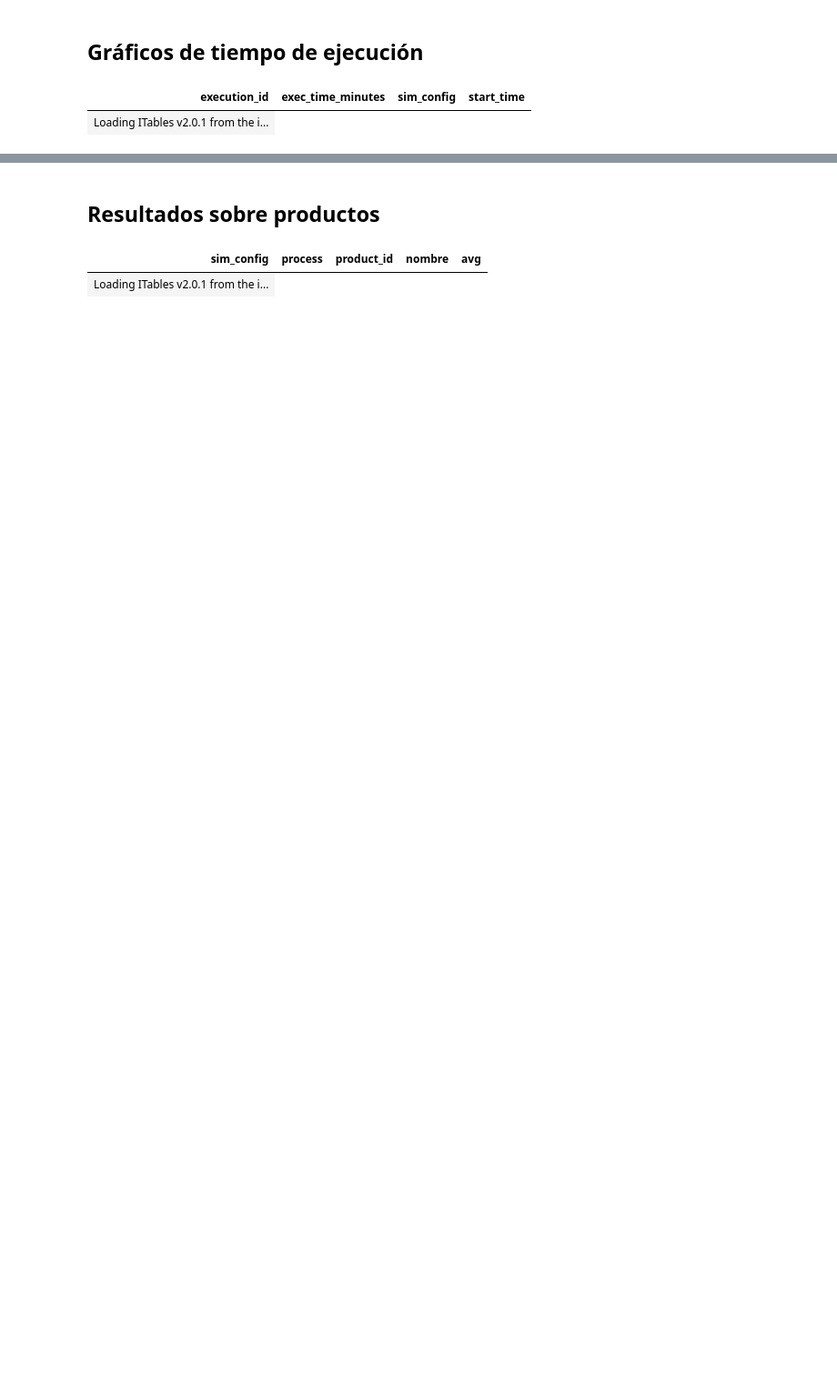
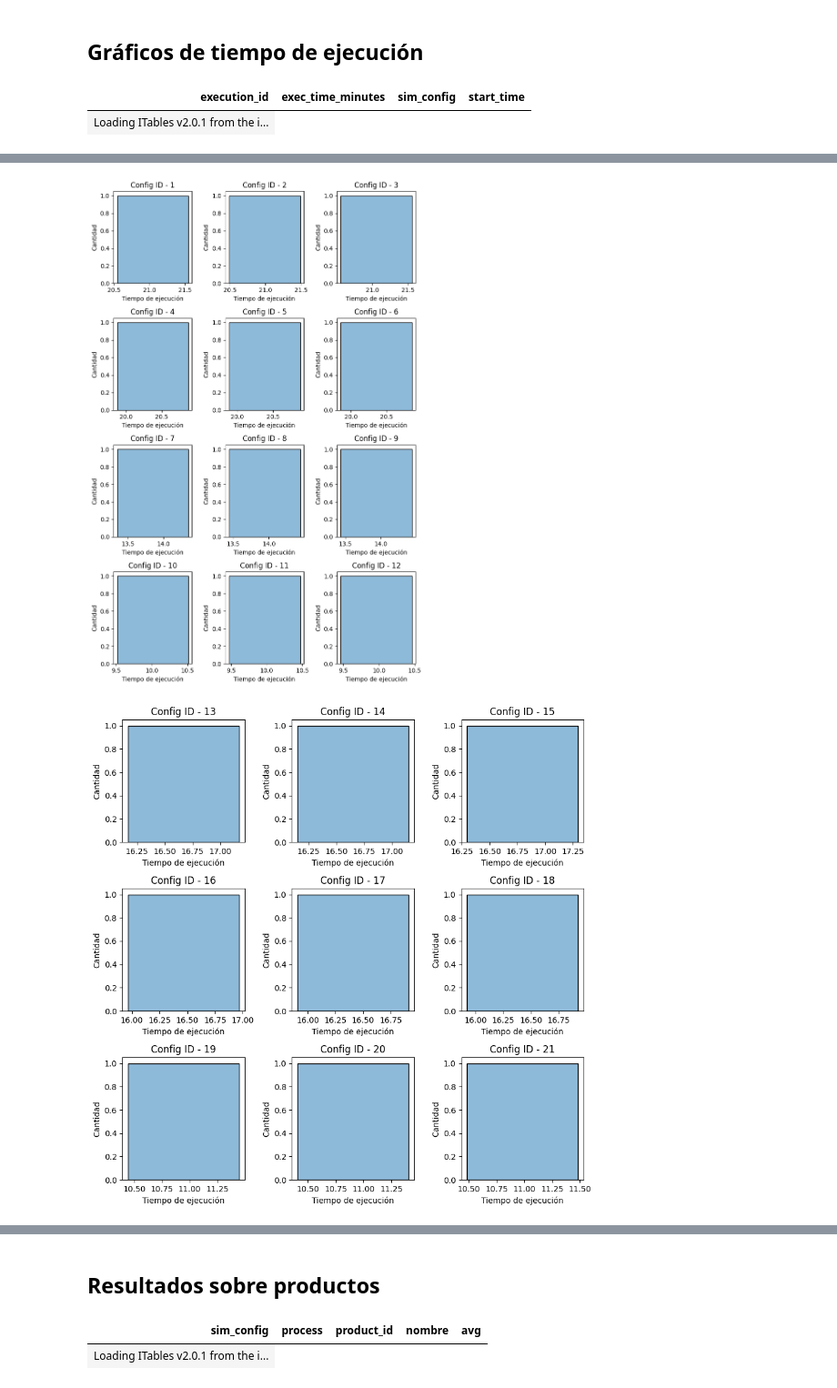
Before and after one commit to ManachoM/sim2-agricultores, a Jupyter notebook: data_analysis/sim_results.ipynb, the cells around one changed output, grey strips where cells are left out. Shown at 91% size. Saved outputs shown, nothing was run; the diff lists cells and outputs as text; code cells hidden in the pictures; blank space fills up the shorter version.

```diff
--- a/data_analysis/sim_results.ipynb
+++ b/data_analysis/sim_results.ipynb
@@ -15,17 +15,23 @@ DB_URL = "postgresql://postgres:secret@localhost:5432/sim-db-seq"
 eng = create_engine(DB_URL)
 
 get_executions_query = """
-    SELECT e.execution_id, e.execution_time / 60000 as exec_time_minutes, REPLACE(ep.param_value, './sim_config_files/', '') AS sim_config, e.start_time
+    SELECT e.execution_id, e.execution_time / 60000 as execution_time, REPLACE(ep.param_value, './sim_config_files/oh/', '') AS sim_config, e.start_time
     FROM public.execution e
     JOIN public.execution_params ep
         ON ep.execution_id = e.execution_id
     WHERE e.execution_status_id = 2 -- Ejecuciones terminadas solamente
         AND ep.param_name = 'sim_config_file'
-        AND ep.param_value <> './sim_config.json'
-        AND e.start_time < '2025-02-23 05:00:00'
+        AND ep.param_value LIKE '%sim_config_files%'
+        AND e.start_time > '2025-06-23 05:00:00'
+         AND (e.execution_id > 848 ) --OR e.execution_id BETWEEN 602 AND 664)
     ORDER BY e.start_time DESC
     -- LIMIT 180; -- Solamente las últimas 15*12 ejecuciones
 """
+with eng.connect() as conn:
+    df = pd.read_sql_query(text(get_executions_query), conn)
+df
+df["sim_config"] = df["sim_config"].replace("./sim_config_files/oh", "", regex=True)
+df['config_id'] = df['sim_config'].replace('sim_config_', '', regex=True).replace('_oh', '', regex=True).replace(".json", "", regex=True).astype(int)
 
 df = pd.read_sql_query(get_executions_query, eng)
 df["sim_config"] = df["sim_config"].replace(".json", "", regex=True)
@@ -81,0 +119,40 @@ stats_decriptive_by_config
+# %%
+import matplotlib.pyplot as plt
+import seaborn as sns
+import matplotlib as mpl
+
+# Configuración para usar español en las etiquetas
+mpl.rcParams['axes.formatter.use_locale'] = True
+plt.rcParams.update({'figure.autolayout': True})
+
+# Ordenar el dataframe por config_id
+df = df.sort_values('config_id')
+
+# Primera imagen: 12 configuraciones
+configs = df['config_id'].unique()[:12]  # Primeras 12 configuraciones
+plt.figure(figsize=(8, 12))
+for i, config in enumerate(configs, 1):
+    ax = plt.subplot(4, 3, i)  # 4 filas x 3 columnas = 12 gráficos
+    subset = df[df['config_id'] == config]
+    sns.histplot(subset['execution_time'], kde=True, ax=ax)
+    plt.title(f'Config ID - {config}')
+    ax.set_xlabel('Tiempo de ejecución')
+    ax.set_ylabel('Cantidad')
+plt.tight_layout()
+plt.show()
+
+# Segunda imagen: 9 configuraciones siguientes
+configs_2 = df['config_id'].unique()[12:21]  # Siguientes 9 configuraciones
+plt.figure(figsize=(9, 9))
+for i, config in enumerate(configs_2, 1):
+    ax = plt.subplot(3, 3, i)  # 3 filas x 3 columnas = A9 gráficos
+    subset = df[df['config_id'] == config]
+    sns.histplot(subset['execution_time'], kde=True, ax=ax)
+    plt.title(f'Config ID - {config}')
+    ax.set_xlabel('Tiempo de ejecución')
+    ax.set_ylabel('Cantidad')
+plt.tight_layout()
+plt.show()
+# %% [output]
+[figure, added]
+[figure, added]
```
Also changed, not shown: parts of 16 cells of this notebook, 38 other files.
